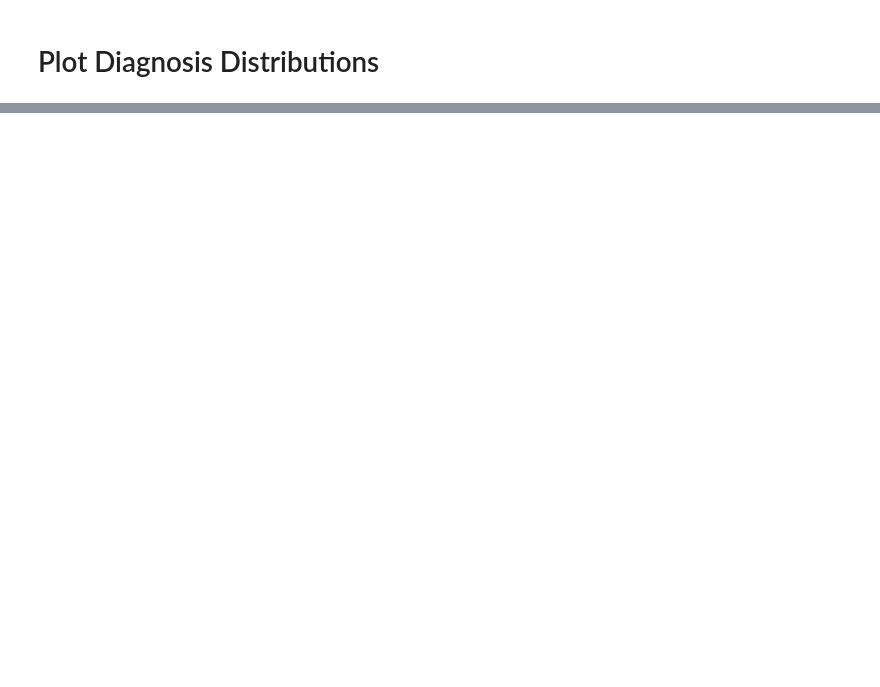
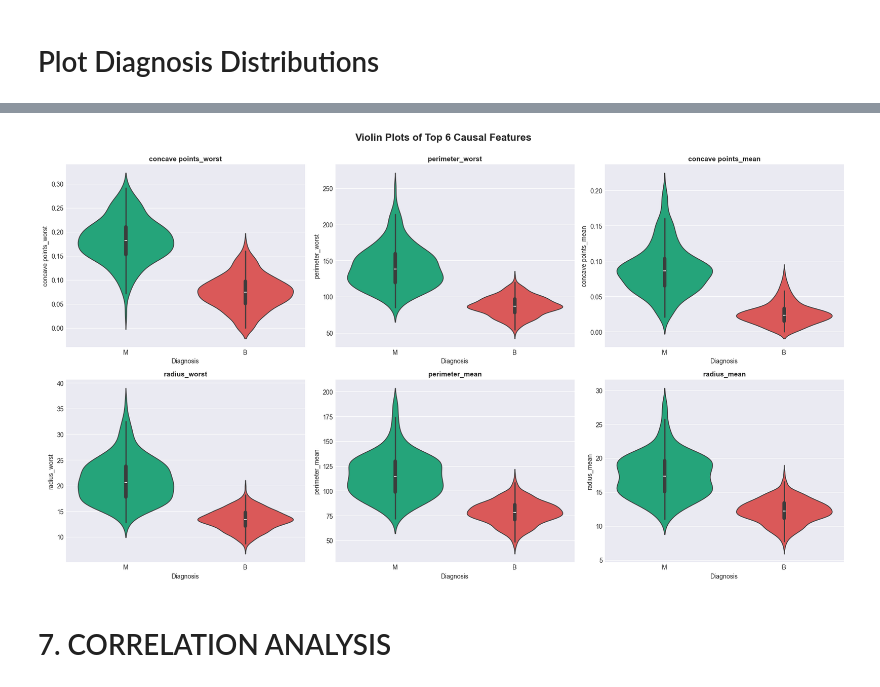
Before and after one commit to Desmondonam/Causality, a Jupyter notebook: notebooks/EDA.ipynb, the cells around one changed output, grey strips where cells are left out. Cells and saved outputs as stored; diff of their text form; code cells hidden in the pictures; blank space fills up the shorter version.

```diff
--- a/notebooks/EDA.ipynb
+++ b/notebooks/EDA.ipynb
@@ -111,0 +382,17 @@ import causalgraphicalmodels
+# %%
+# Violin plots for better distribution visualization
+fig, axes = plt.subplots(2, 3, figsize=(18, 10))
+axes = axes.ravel()
+
+for idx, feature in enumerate(top_features):
+    sns.violinplot(data=df, x='diagnosis', y=feature, ax=axes[idx], palette=['#10b981', '#ef4444'])
+    axes[idx].set_title(f'{feature}', fontsize=11, fontweight='bold')
+    axes[idx].set_xlabel('Diagnosis')
+
+plt.suptitle('Violin Plots of Top 6 Causal Features', fontsize=16, fontweight='bold', y=1.00)
+plt.tight_layout()
+plt.show()
+# %% [output]
+[figure, added]
+# %% [markdown]
+# 7. CORRELATION ANALYSIS
```
Also changed, not shown: parts of 37 cells of this notebook, 3 other files.
